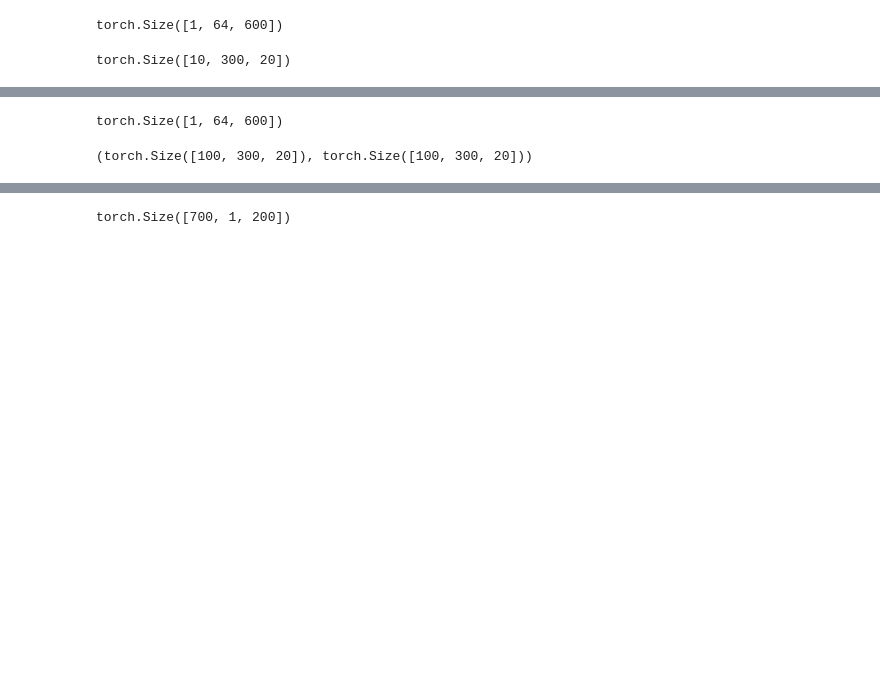
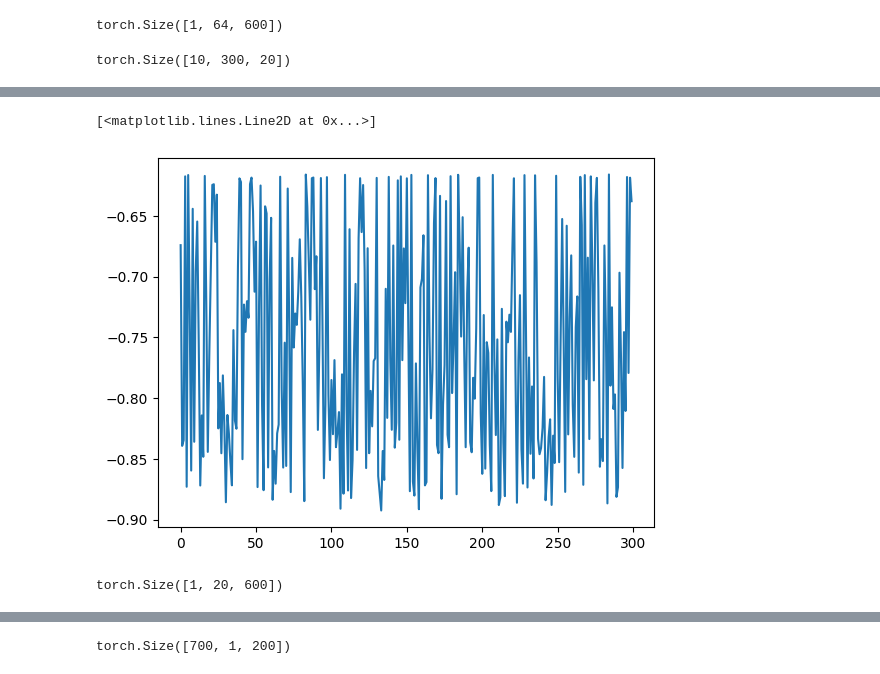
Before and after one commit to 1101AlexZab1011/deepmeg, a Jupyter notebook: dev/recover_tc.ipynb, the cells around one changed output, grey strips where cells are left out. Saved outputs shown, nothing was run; the diff lists cells and outputs as text; code cells hidden in the pictures; blank space fills up the shorter version.

```diff
--- a/dev/recover_tc.ipynb
+++ b/dev/recover_tc.ipynb
@@ -727,23 +752,31 @@ dec_out = AttnDecoderRNN(
+# %%
+plt.plot(dec_out.detach()[0, :, 0])
+# %% [output]
+[<matplotlib.lines.Line2D at 0x...>]
+[figure, added]
 # %%
 class BahdanauGen(BaseModel):
 
     def __init__(
         self,
         n_channels: int,
-        n_times: int
+        n_times: int,
+        enc_hidden_size: int,
+        dec_hidden_size: int,
+        attn_hidden_size: int,
     ):
         super().__init__()
         self.n_channels = n_channels
         self.encoder = EncoderRNN(
             n_channels=n_channels,
-            hidden_size=n_channels
+            hidden_size=enc_hidden_size
         )
         self.decoder = AttnDecoderRNN(
             n_times=n_times,
             n_channels=n_channels,
-            enc_hidden_size=n_channels,
-            dec_hidden_size=n_channels,
-            attn_hidden_size=10
+            enc_hidden_size=enc_hidden_size,
+            dec_hidden_size=dec_hidden_size,
+            attn_hidden_size=attn_hidden_size
         )
 
     def forward(self, x: torch.Tensor):
@@ -752,13 +785,9 @@ class BahdanauGen(BaseModel):
 
 X = torch.rand((1, 64, 600))
 
-BahdanauGen(64, 600)(X).shape
+BahdanauGen(64, 600, 20,20,20)(X).shape
 # %% [output]
-torch.Size([1, 64, 600])
+torch.Size([1, 20, 600])
-# %%
-enc_out.shape, dec_out.shape
-# %% [output]
-(torch.Size([100, 300, 20]), torch.Size([100, 300, 20]))
 # %%
 from deepmeg.training.callbacks import Callback
 from deepmeg.training.trainers import Trainer
```
Also changed, not shown: parts of 25 cells of this notebook, 5 other files.
